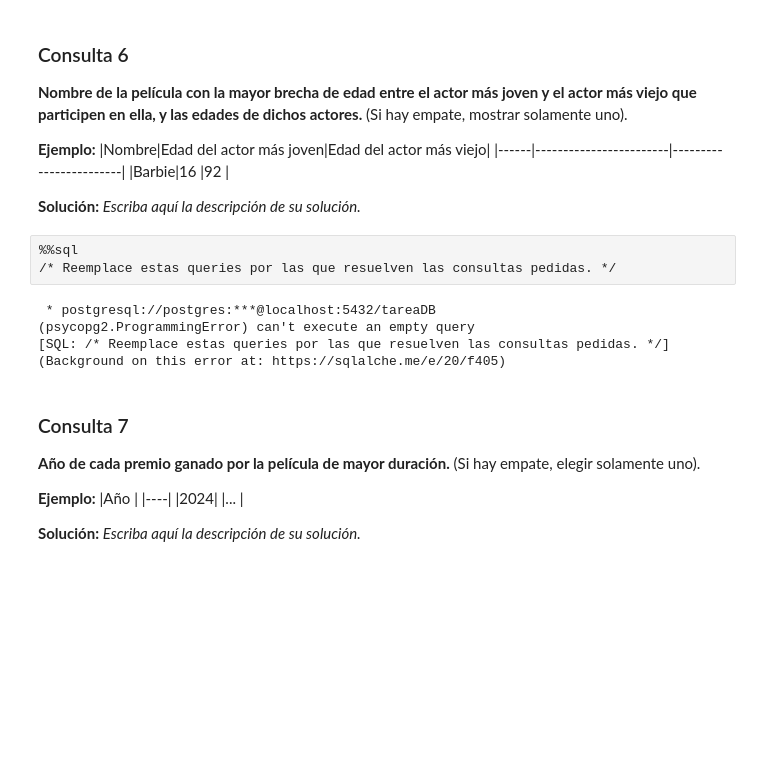
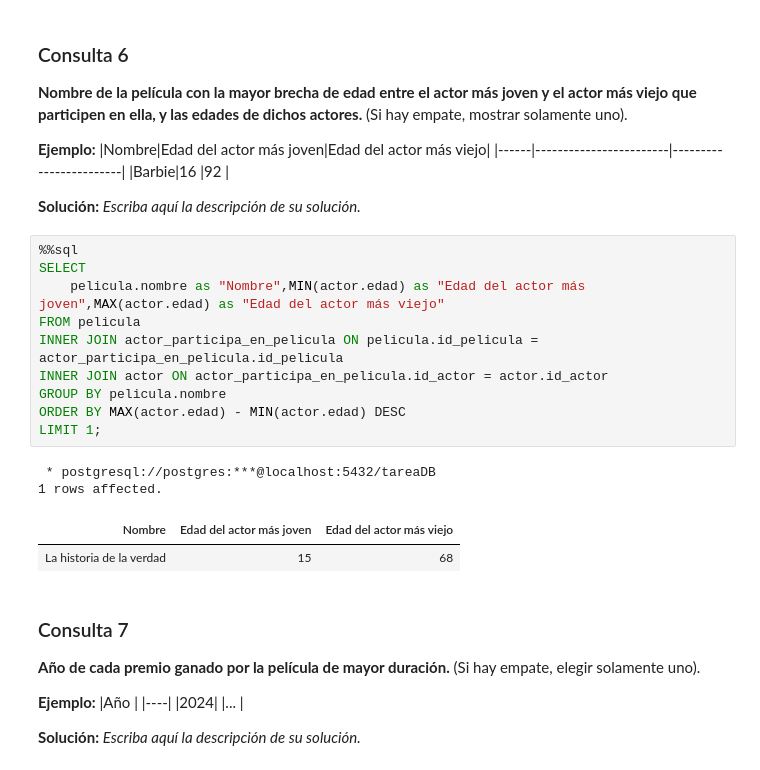
Before and after one commit to daniaao26/Tarea-1-db, a Jupyter notebook: Tarea_1.ipynb, the cells around one changed output. Drawn from its saved outputs; the diff is of its cells as text; blank space fills up the shorter version.

```diff
--- a/Tarea_1.ipynb
+++ b/Tarea_1.ipynb
@@ -533,14 +519,21 @@ ORDER BY
 
 
 **Solución:** _Escriba aquí la descripción de su solución._
-# %%
-%%sql
-/* Reemplace estas queries por las que resuelven las consultas pedidas. */
-# %% [output]
- * postgresql://postgres:***@localhost:5432/tareaDB
-(psycopg2.ProgrammingError) can't execute an empty query
-[SQL: /* Reemplace estas queries por las que resuelven las consultas pedidas. */]
-(Background on this error at: https://sqlalche.me/e/20/f405)
+# %%
+%%sql
+SELECT
+    pelicula.nombre as "Nombre",MIN(actor.edad) as "Edad del actor más joven",MAX(actor.edad) as "Edad del actor más viejo"
+FROM pelicula
+INNER JOIN actor_participa_en_pelicula ON pelicula.id_pelicula = actor_participa_en_pelicula.id_pelicula
+INNER JOIN actor ON actor_participa_en_pelicula.id_actor = actor.id_actor
+GROUP BY pelicula.nombre
+ORDER BY MAX(actor.edad) - MIN(actor.edad) DESC
+LIMIT 1;
+# %% [output]
+ * postgresql://postgres:***@localhost:5432/tareaDB
+1 rows affected.
+| Nombre | Edad del actor más joven | Edad del actor más viejo |
+| La historia de la verdad | 15 | 68 |
 # %% [markdown]
 ### Consulta 7
 **Año de cada premio ganado por la película de mayor duración.** (Si hay empate, elegir solamente uno).
```
Also changed, not shown: parts of 18 cells of this notebook.
